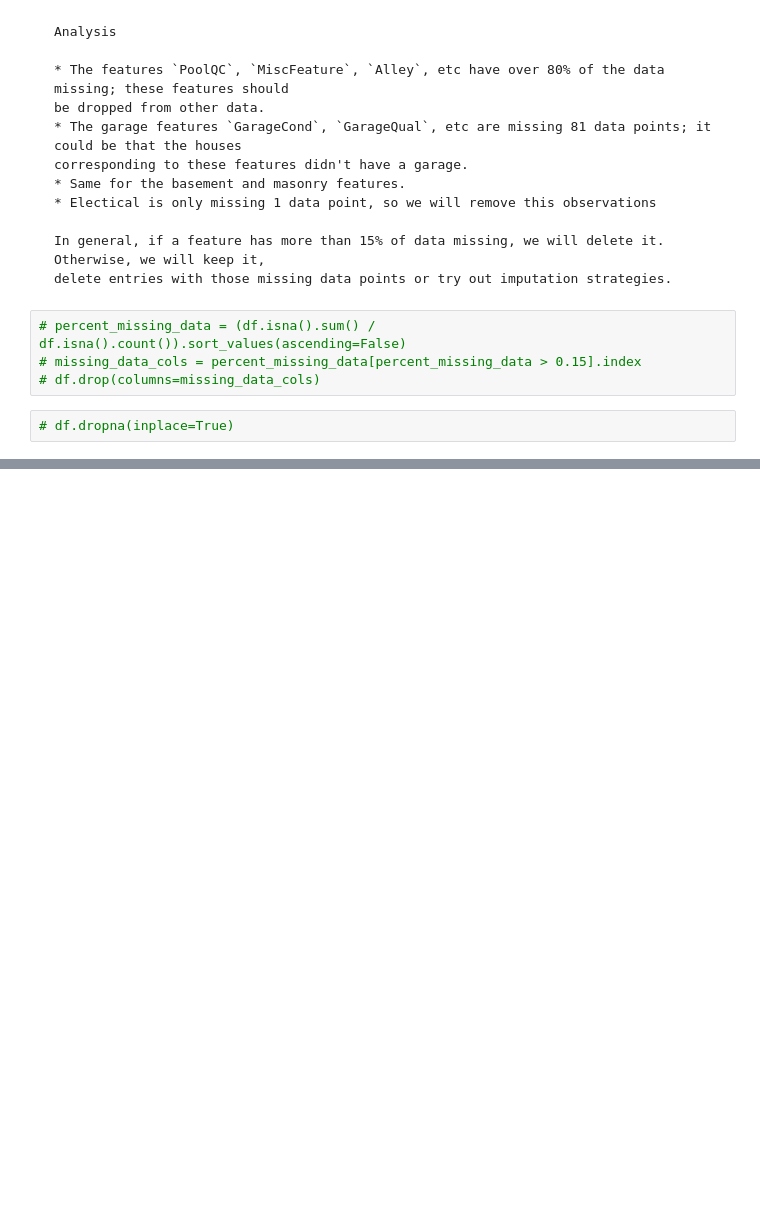
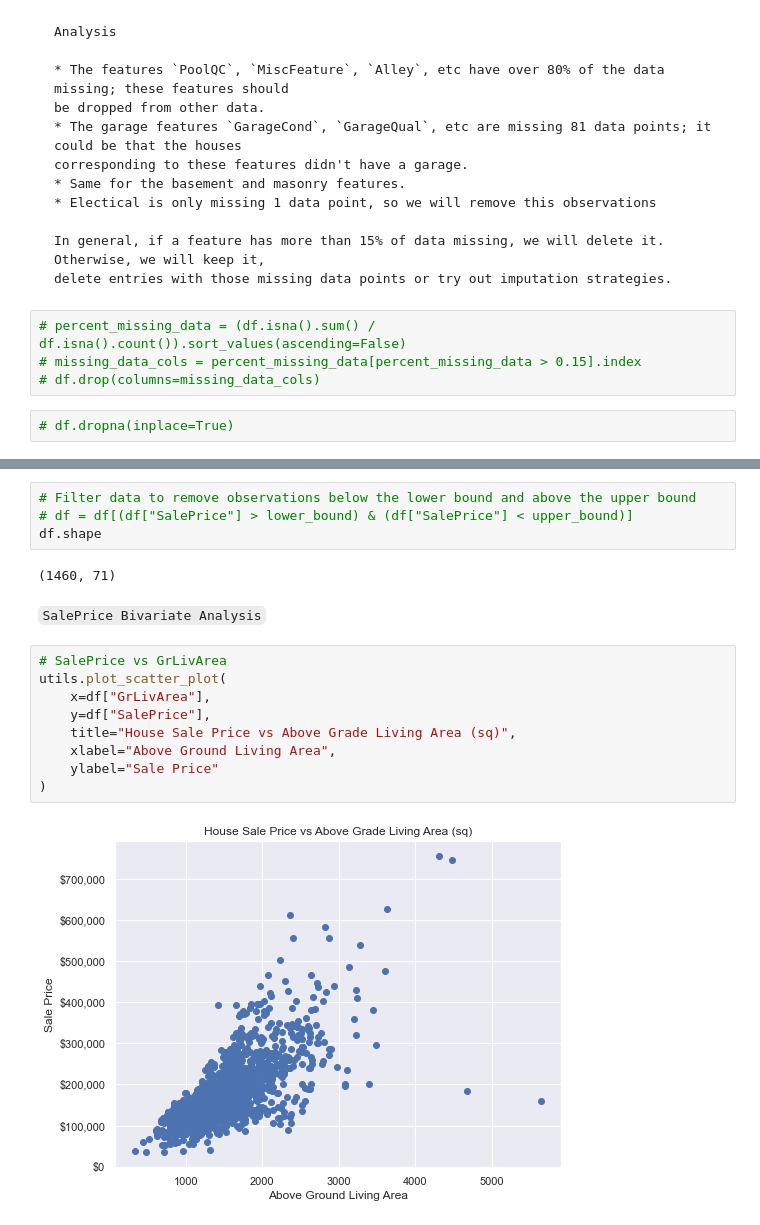
Before and after one commit to Masupa/KaggleLearning, a Jupyter notebook: HousePrices/eda.ipynb, the cells around one changed output, grey strips where cells are left out. Cells and saved outputs as stored; diff of their text form; blank space fills up the shorter version.

```diff
--- a/HousePrices/eda.ipynb
+++ b/HousePrices/eda.ipynb
@@ -691,0 +775,19 @@ missing_data.head(20)
+# %%
+# Filter data to remove observations below the lower bound and above the upper bound
+# df = df[(df["SalePrice"] > lower_bound) & (df["SalePrice"] < upper_bound)]
+df.shape
+# %% [output]
+(1460, 71)
+# %% [markdown]
+`SalePrice Bivariate Analysis`
+# %%
+# SalePrice vs GrLivArea
+utils.plot_scatter_plot(
+    x=df["GrLivArea"],
+    y=df["SalePrice"],
+    title="House Sale Price vs Above Grade Living Area (sq)",
+    xlabel="Above Ground Living Area",
+    ylabel="Sale Price"
+)
+# %% [output]
+[figure, added]
```
Also changed, not shown: parts of 16 cells of this notebook.
